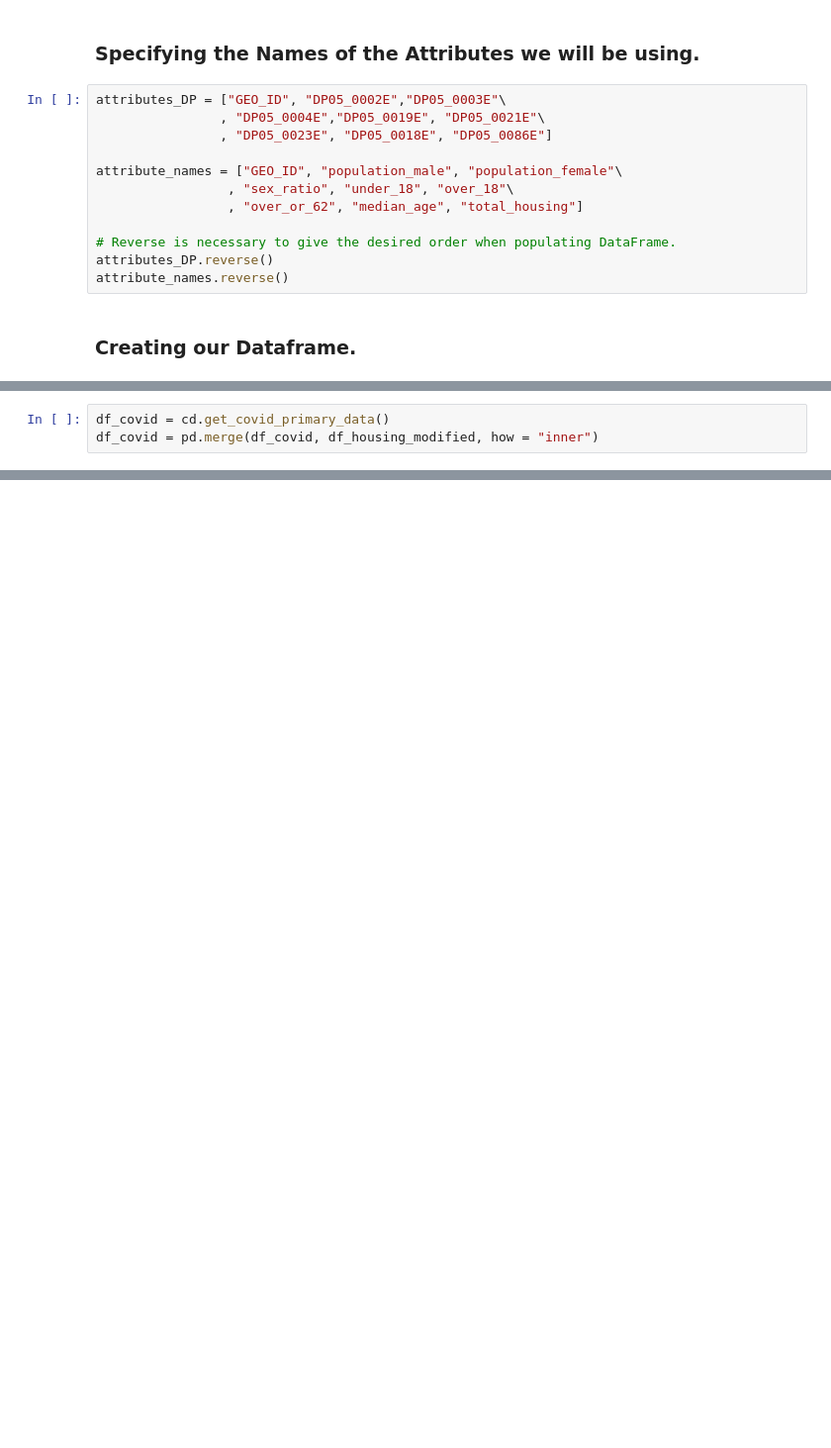
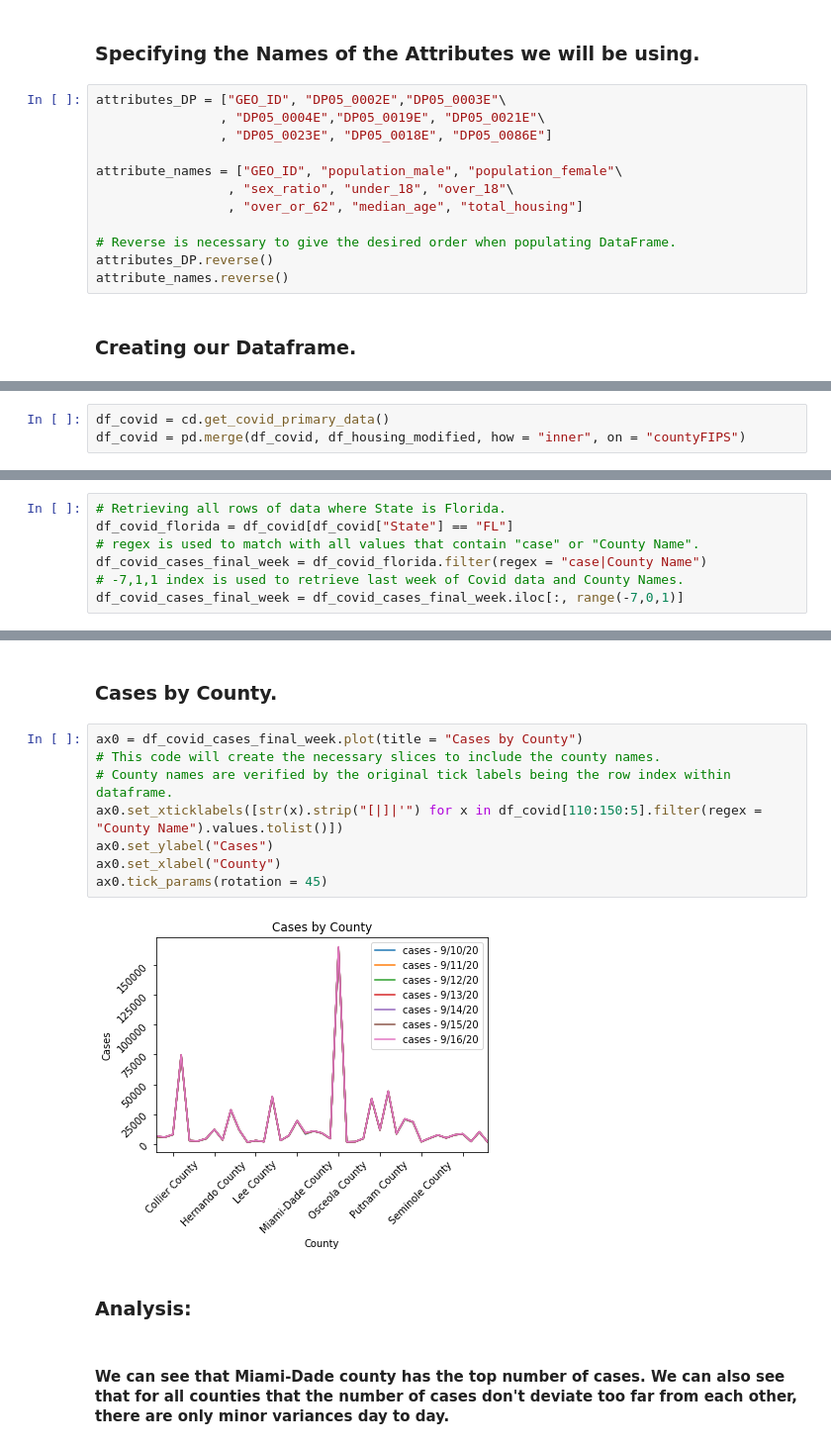
Before and after one commit to UNCG-CSE/COVID-Team-1, a Jupyter notebook: src/chris/member_tasks_chris.ipynb, the cells around one changed output, grey strips where cells are left out. Shown at 99% size. Cells and saved outputs as stored; diff of their text form; blank space fills up the shorter version.

```diff
--- a/src/chris/member_tasks_chris.ipynb
+++ b/src/chris/member_tasks_chris.ipynb
@@ -64,3 +121,3 @@ df_housing_modified
 # %%
 df_covid = cd.get_covid_primary_data()
-df_covid = pd.merge(df_covid, df_housing_modified, how = "inner")
+df_covid = pd.merge(df_covid, df_housing_modified, how = "inner", on = "countyFIPS")
@@ -86,0 +146,7 @@ df_covid
+# %%
+# Retrieving all rows of data where State is Florida.
+df_covid_florida = df_covid[df_covid["State"] == "FL"]
+# regex is used to match with all values that contain "case" or "County Name".
+df_covid_cases_final_week = df_covid_florida.filter(regex = "case|County Name")
+# -7,1,1 index is used to retrieve last week of Covid data and County Names.
+df_covid_cases_final_week = df_covid_cases_final_week.iloc[:, range(-7,0,1)]
@@ -86,0 +173,16 @@ df_covid
+# %% [markdown]
+### Cases by County.
+# %%
+ax0 = df_covid_cases_final_week.plot(title = "Cases by County")
+# This code will create the necessary slices to include the county names.
+# County names are verified by the original tick labels being the row index within dataframe.
+ax0.set_xticklabels([str(x).strip("[|]|'") for x in df_covid[110:150:5].filter(regex = "County Name").values.tolist()])
+ax0.set_ylabel("Cases")
+ax0.set_xlabel("County")
+ax0.tick_params(rotation = 45)
+# %% [output]
+[figure, added]
+# %% [markdown]
+### Analysis:
+# %% [markdown]
+#### We can see that Miami-Dade county has the top number of cases. We can also see that for all counties that the number of cases don't deviate too far from each other, there are only minor variances day to day.
```
Also changed, not shown: parts of 25 cells of this notebook, 2 other files.
